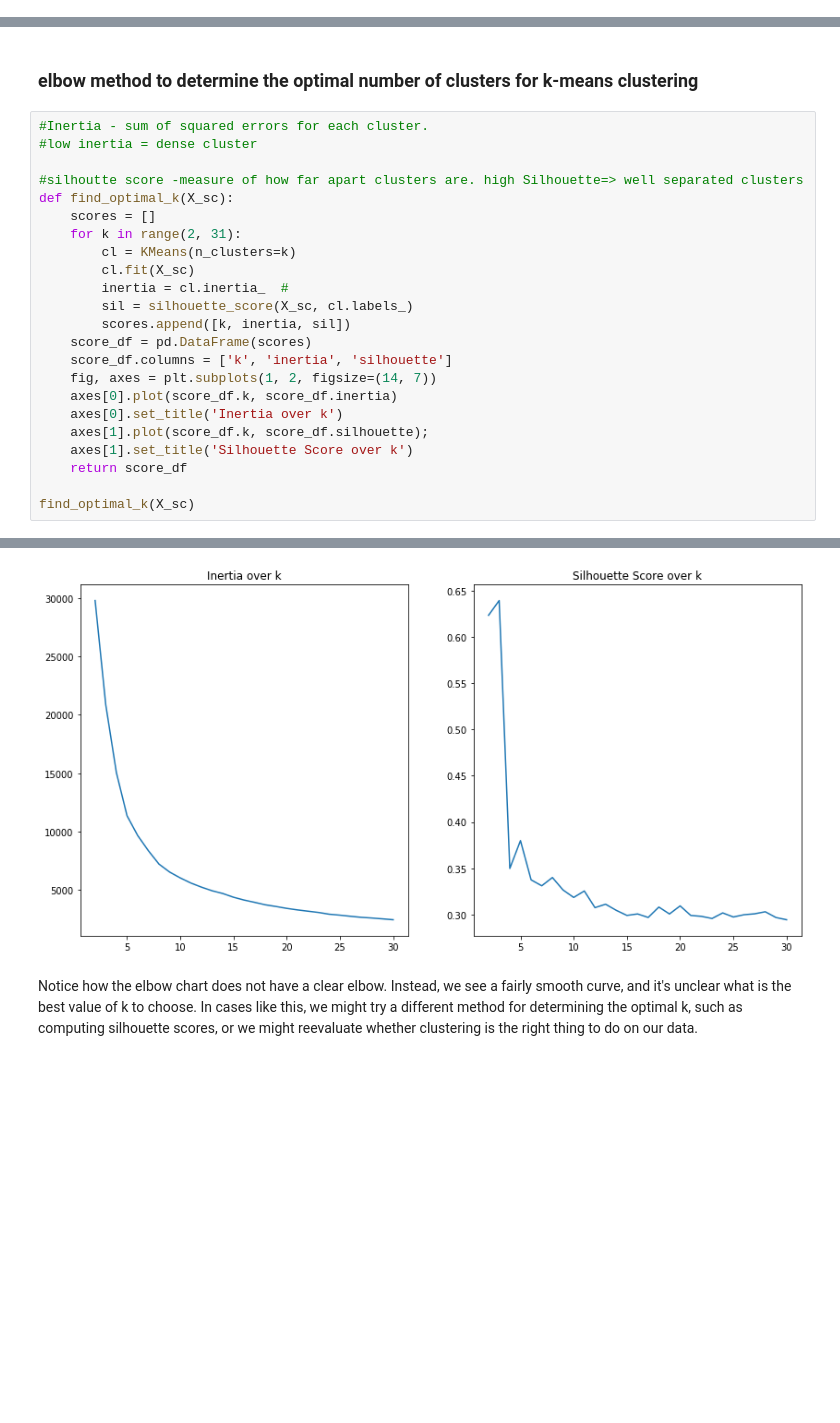
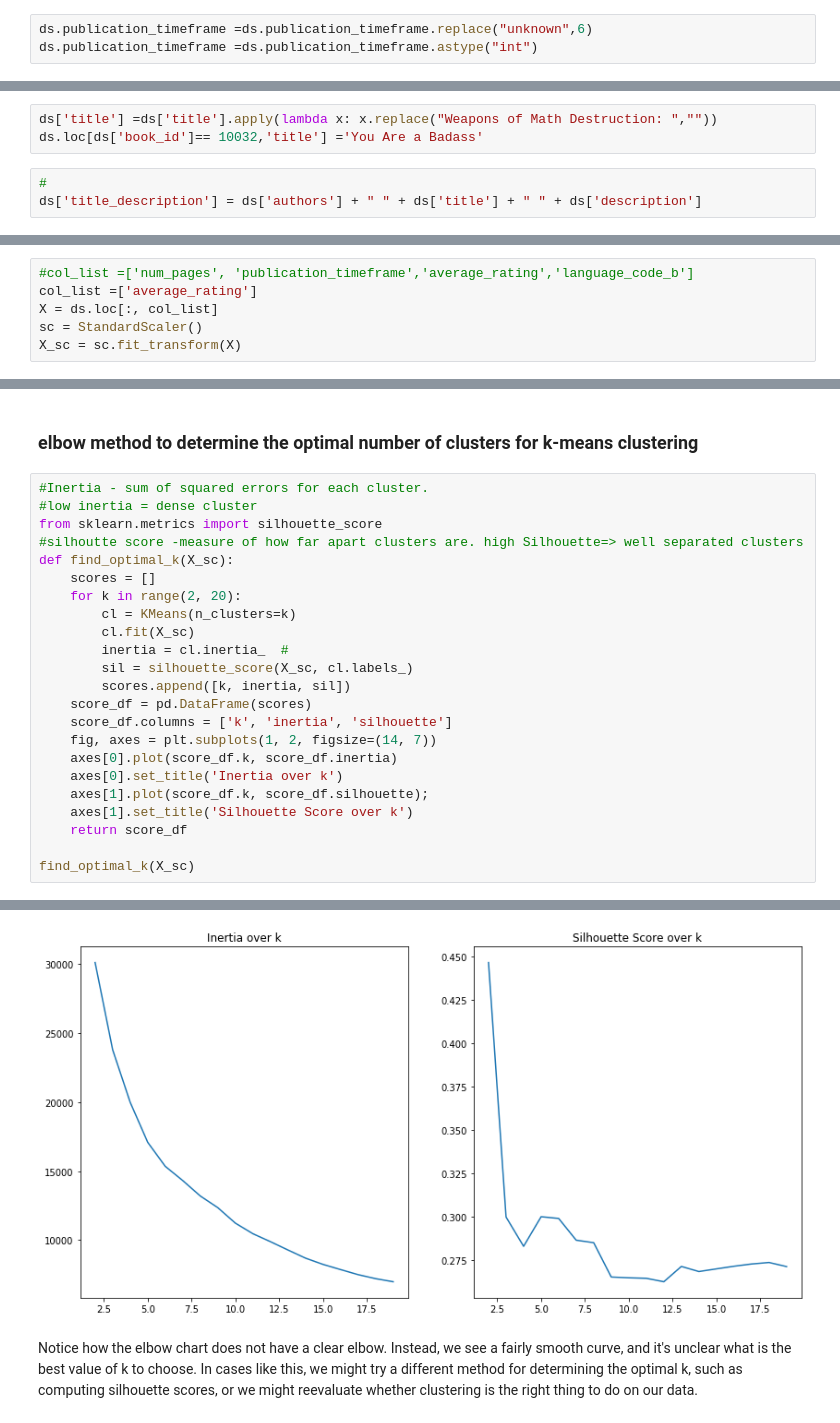
Before and after one commit to meghazavar/goodreads_book_recommender, a Jupyter notebook: code/ContentbasedRecommender.ipynb, the cells around one changed output, grey strips where cells are left out. Saved outputs shown, nothing was run; the diff lists cells and outputs as text; blank space fills up the shorter version.

```diff
--- a/code/ContentbasedRecommender.ipynb
+++ b/code/ContentbasedRecommender.ipynb
@@ -167,0 +47,3 @@ Name: Cluster, dtype: int64
+# %%
+ds.publication_timeframe =ds.publication_timeframe.replace("unknown",6)
+ds.publication_timeframe =ds.publication_timeframe.astype("int")
@@ -167,0 +55,6 @@ Name: Cluster, dtype: int64
+# %%
+ds['title'] =ds['title'].apply(lambda x: x.replace("Weapons of Math Destruction: ",""))
+ds.loc[ds['book_id']== 10032,'title'] ='You Are a Badass'
+# %%
+#
+ds['title_description'] = ds['authors'] + " " + ds['title'] + " " + ds['description']
@@ -167,0 +237,6 @@ Name: Cluster, dtype: int64
+# %%
+#col_list =['num_pages', 'publication_timeframe','average_rating','language_code_b']
+col_list =['average_rating']
+X = ds.loc[:, col_list]
+sc = StandardScaler()
+X_sc = sc.fit_transform(X)
@@ -178,11 +283,11 @@ kmeans.cluster_centers_,kmeans.labels_
 # %%
 #Inertia - sum of squared errors for each cluster.
 #low inertia = dense cluster
-
+from sklearn.metrics import silhouette_score
 #silhoutte score -measure of how far apart clusters are. high Silhouette=> well separated clusters
 def find_optimal_k(X_sc):
     scores = []
-    for k in range(2, 31):
+    for k in range(2, 20):
         cl = KMeans(n_clusters=k)
         cl.fit(X_sc)
         inertia = cl.inertia_  #
@@ -219,4 +324,4 @@ find_optimal_k(X_sc)
-[figure, old version]
+[figure, new version]
 # %% [markdown]
  Notice how the elbow chart does not have a clear elbow. Instead, we see a fairly smooth curve, and it's unclear what is the best value of k to choose. In cases like this, we might try a different method for determining the optimal k, such as computing silhouette scores, or we might reevaluate whether clustering is the right thing to do on our data.
 # %%
```
Also changed, not shown: parts of 74 cells of this notebook, 7 other files.
